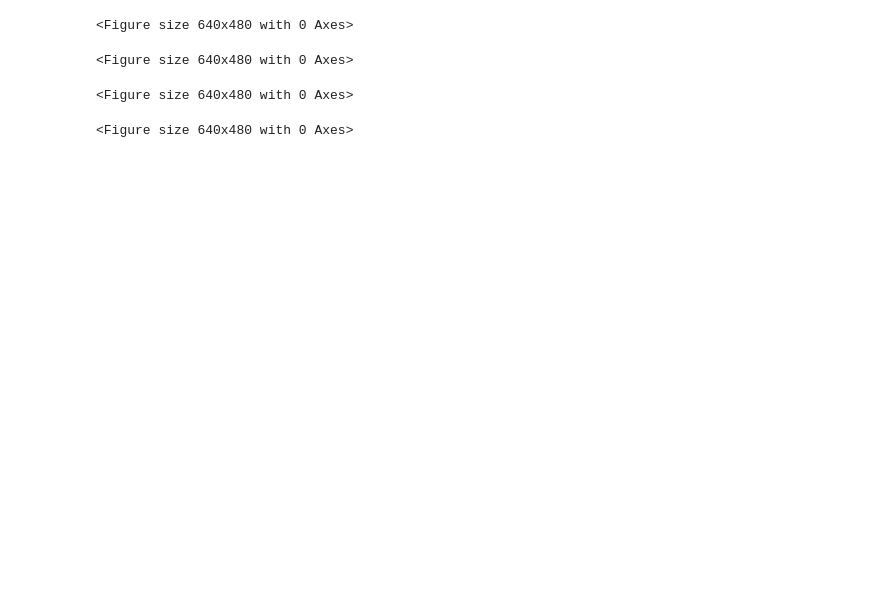
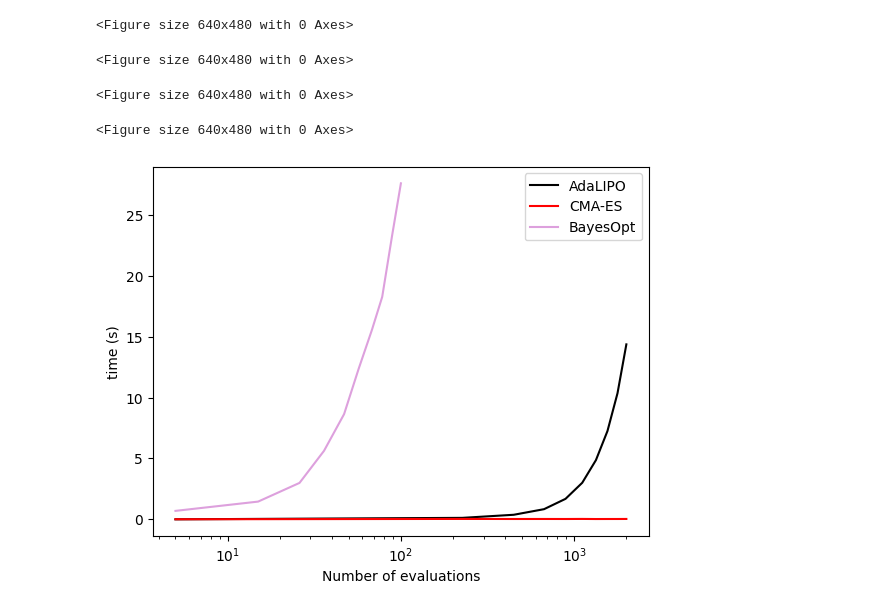
Before and after one commit to gaetanserre/Stochastic-Global-Optimization, a Jupyter notebook: reviews/bayes_adalipo.ipynb, the cells around one changed output. Drawn from its saved outputs; the diff is of its cells as text; code cells hidden in the pictures; blank space fills up the shorter version.

Commit message:
Notebooks figures

```diff
--- a/reviews/bayes_adalipo.ipynb
+++ b/reviews/bayes_adalipo.ipynb
@@ -28,11 +37,4 @@ def time_it (func, *args):
 # %%
-fs = {
-  "Himmelblau": [Himmelblau(), create_bounds(-4, 4, 2)],
-  "Holder Table": [Holder(), create_bounds(-10, 10, 2)],
-  "Michalewicz": [Michalewicz(), create_bounds(0, np.pi, 2)],
-  "Rosenbrock": [Rosenbrock(), create_bounds(-3, 3, 2)],
-}
-
 evals = np.linspace(5, 100, 10, dtype=int)
 
 bayes_results = {}
@@ -75,7 +77,7 @@ for f_name in fs.keys():
 # %% [output]
 <Figure size 640x480 with 0 Axes>
 # %%
-evals = np.linspace(300, 2000, 10, dtype=int)
+evals = np.linspace(5, 2000, 10, dtype=int)
 
 ada_results = {}
 ada_times = {}
@@ -116,3 +118,39 @@ for f_name in fs.keys():
   plt.clf()
 # %% [output]
 <Figure size 640x480 with 0 Axes>
+# %%
+evals = np.linspace(5, 2000, 10, dtype=int)
+
+cma_results = {}
+cma_times = {}
+
+for f_name in tqdm(fs.keys()):
+  h = fs[f_name][0]
+  bounds = fs[f_name][1]
+
+  cma_results_tmp = []
+  cma_times_tmp = []
+  for num_evals in evals:
+    m_0 = np.random.uniform(bounds[:, 0], bounds[:, 1])
+    cma = CMA_ES(bounds, m_0, max_evals=num_evals)
+    res, time = time_it(cma.optimize, h)
+    opt = res[0][1]
+    cma_results_tmp.append(np.abs(h.min - opt))
+    cma_times_tmp.append(time)
+
+  cma_results[f_name] = cma_results_tmp
+  cma_times[f_name] = cma_times_tmp
+# %%
+evals = np.linspace(5, 2000, 10, dtype=int)
+plt.plot(evals, ada_times["Himmelblau"], c="black", label="AdaLIPO")
+plt.plot(evals, cma_times["Himmelblau"], c="red", label="CMA-ES")
+evals = np.linspace(5, 100, 10, dtype=int)
+plt.plot(evals, bayes_times["Himmelblau"], c="plum", label="BayesOpt")
+plt.xlabel("Number of evaluations")
+plt.ylabel("time (s)")
+plt.xscale("log", base=10)
+#plt.title(f"Time taken by AdaLIPO on Himmelblau")
+plt.legend()
+plt.savefig("time_vs_evals_Himmelblau.pdf", bbox_inches="tight")
+# %% [output]
+[figure, added]
```
Also changed, not shown: parts of 4 cells of this notebook, 1 other file.
